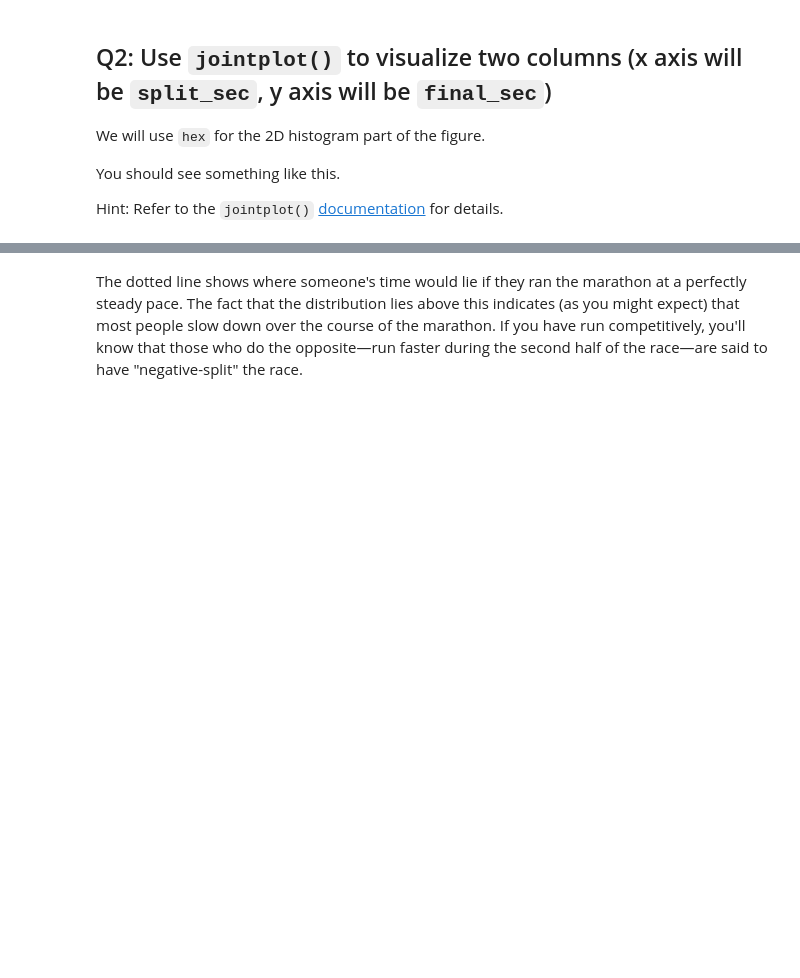
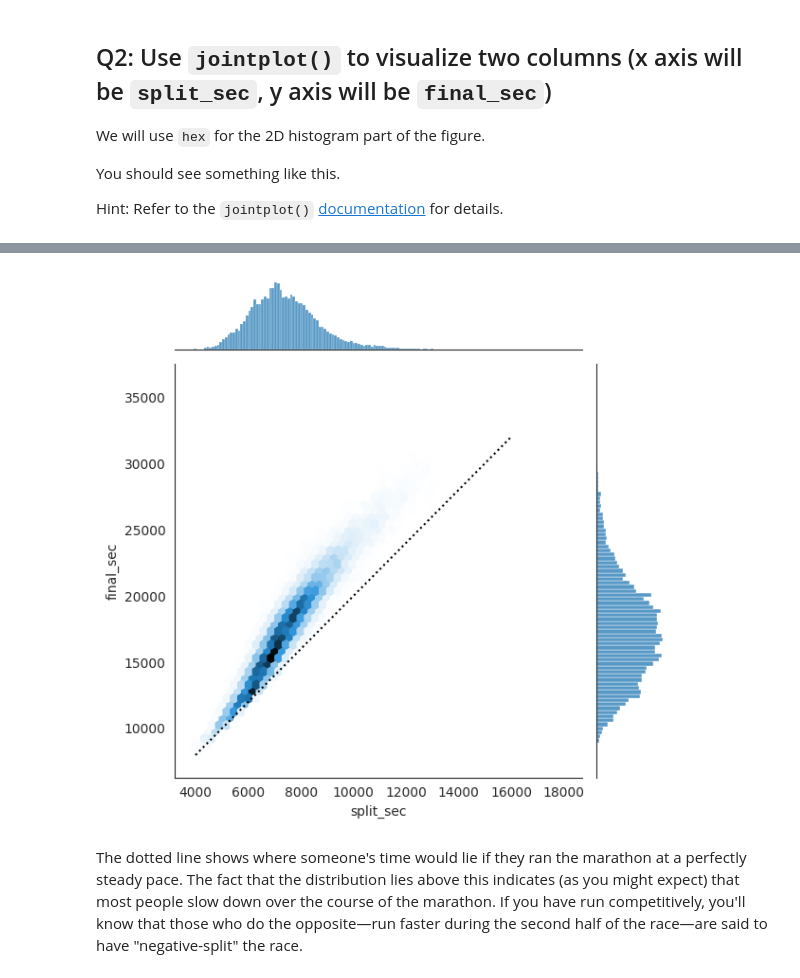
Before and after one commit to David-Soldini/2023_Intro_Python, a Jupyter notebook: ML_EES/IP/W4_S2.ipynb, the cells around one changed output, grey strips where cells are left out. Saved outputs shown, nothing was run; the diff lists cells and outputs as text; code cells hidden in the pictures; blank space fills up the shorter version.

```diff
--- a/ML_EES/IP/W4_S2.ipynb
+++ b/ML_EES/IP/W4_S2.ipynb
@@ -39,8 +50,8 @@ Conversion can be made using this equation: `data['split'].astype(int)/1e9`
 
 Hint: [Here](https://www.geeksforgeeks.org/adding-new-column-to-existing-dataframe-in-pandas/) you can find some ways to add new columns to existing `pandas` dataframe.
 # %%
-data[__________] = data[________]_____________
-data[__________] = data[______]______________
+data["split_sec"] = data['split'].astype(int)/1e9
+data["final_sec"] = data['final'].astype(int)/1e9
 
 # Print the first few rows to ensure we really appended the table with the new columns.
-data._______
+data.head()
@@ -58,9 +76,11 @@ Hint: Refer to the `jointplot()` [documentation](https://seaborn.pydata.org/gene
 ![Unknown-3.png](embedded-picture-1)
 # %%
 with sns.axes_style('white'):
-    g = sns.jointplot(_________, ___________, ____, kind=____)
+    g = sns.jointplot(data=data, x='split_sec', y='final_sec', kind='hex')
     g.ax_joint.plot(np.linspace(4000, 16000),
                     np.linspace(8000, 32000), ':k')
+# %% [output]
+[figure, added]
 # %% [markdown]
 The dotted line shows where someone's time would lie if they ran the marathon at a perfectly steady pace. The fact that the distribution lies above this indicates (as you might expect) that most people slow down over the course of the marathon.
 If you have run competitively, you'll know that those who do the opposite—run faster during the second half of the race—are said to have "negative-split" the race.
```
Also changed, not shown: parts of 11 cells of this notebook.
